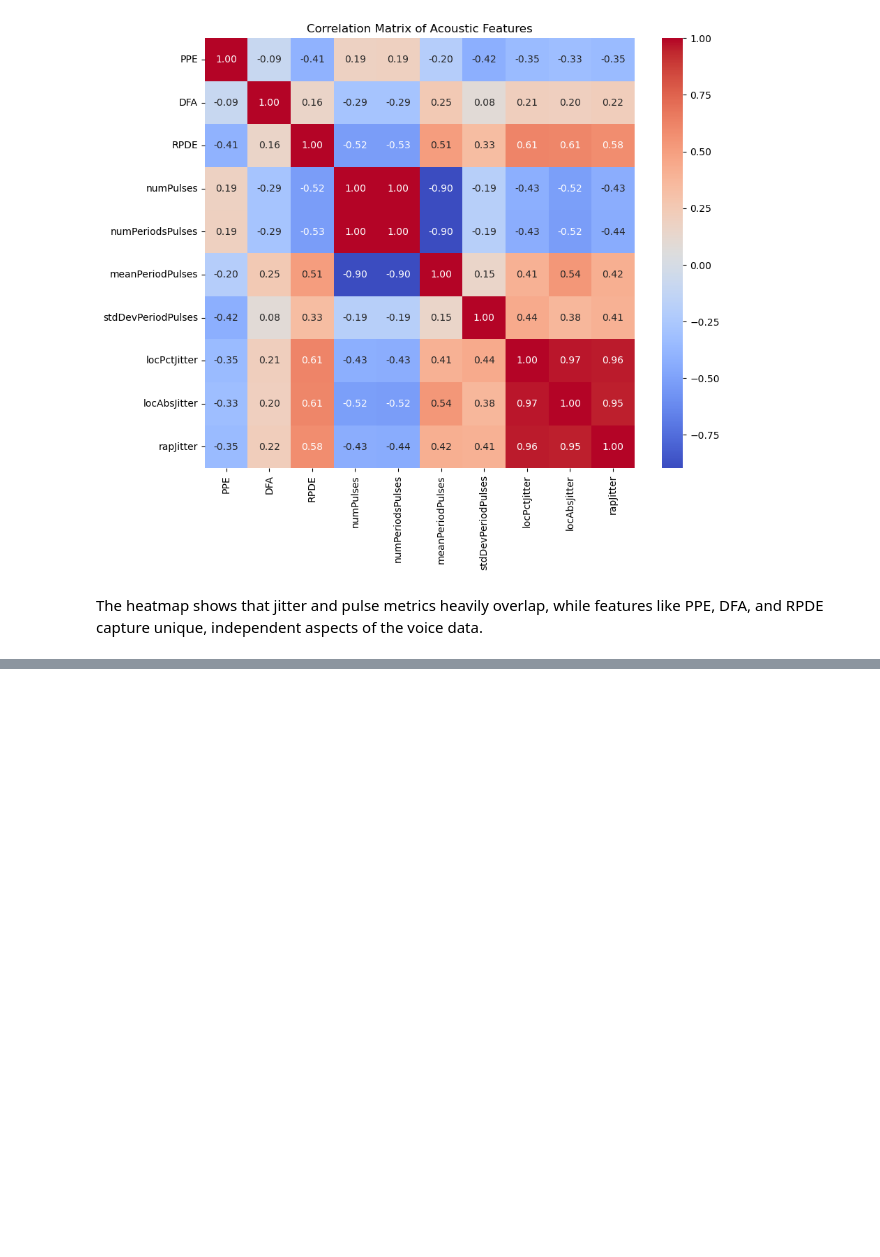
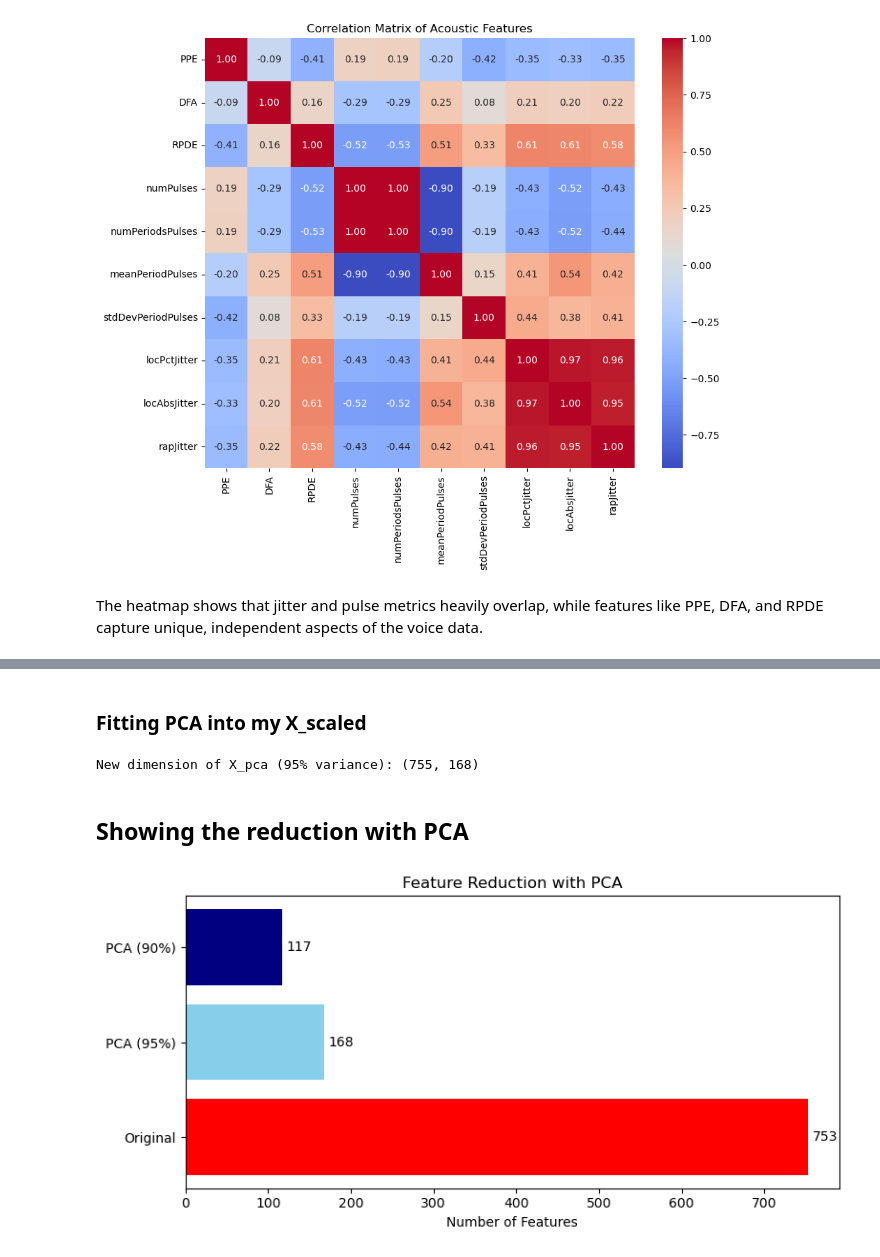
Before and after one commit to sba25055-maker/CA1-Machine-Learning, a Jupyter notebook: CA1MachineLearning.ipynb, the cells around one changed output, grey strips where cells are left out. Drawn from its saved outputs; the diff is of its cells as text; code cells hidden in the pictures; blank space fills up the shorter version.

```diff
--- a/CA1MachineLearning.ipynb
+++ b/CA1MachineLearning.ipynb
@@ -201,0 +246,5 @@ The heatmap shows that jitter and pulse metrics heavily overlap, while features
+# %%
+n_90 = np.argmax(cumulative_variance >= 0.90) + 1
+n_95 = np.argmax(cumulative_variance >= 0.95) + 1
+print(f"Number of components to retain 90% of the variance: {n_90}")
+print(f"Number of components to retain 95% of the variance: {n_95}")
@@ -201,0 +262,28 @@ The heatmap shows that jitter and pulse metrics heavily overlap, while features
+# %% [markdown]
+### Fitting PCA into my X_scaled
+# %%
+pca_95 = PCA(n_components=0.95, random_state=42)
+X_pca = pca_95.fit_transform(X_scaled)
+print(f"New dimension of X_pca (95% variance): {X_pca.shape}")
+# %% [output]
+New dimension of X_pca (95% variance): (755, 168)
+# %% [markdown]
+## Showing the reduction with PCA
+# %%
+sizes = [X.shape[1], n_95, n_90]
+categories = ['Original', 'PCA (95%)', 'PCA (90%)']
+
+plt.figure(figsize=(8, 4))
+bars = plt.barh(categories, sizes, color=['red', 'skyblue', 'navy'])
+
+plt.title('Feature Reduction with PCA')
+plt.xlabel('Number of Features')
+
+for bar in bars:
+    plt.text(bar.get_width() + 5, bar.get_y() + bar.get_height()/2, str(bar.get_width()), va='center')
+
+plt.tight_layout()
+plt.savefig('pca_dimension_reduction_comparison.png', dpi=300)
+plt.show()
+# %% [output]
+[figure, added]
```
Also changed, not shown: parts of 12 cells of this notebook, 1 other file.
